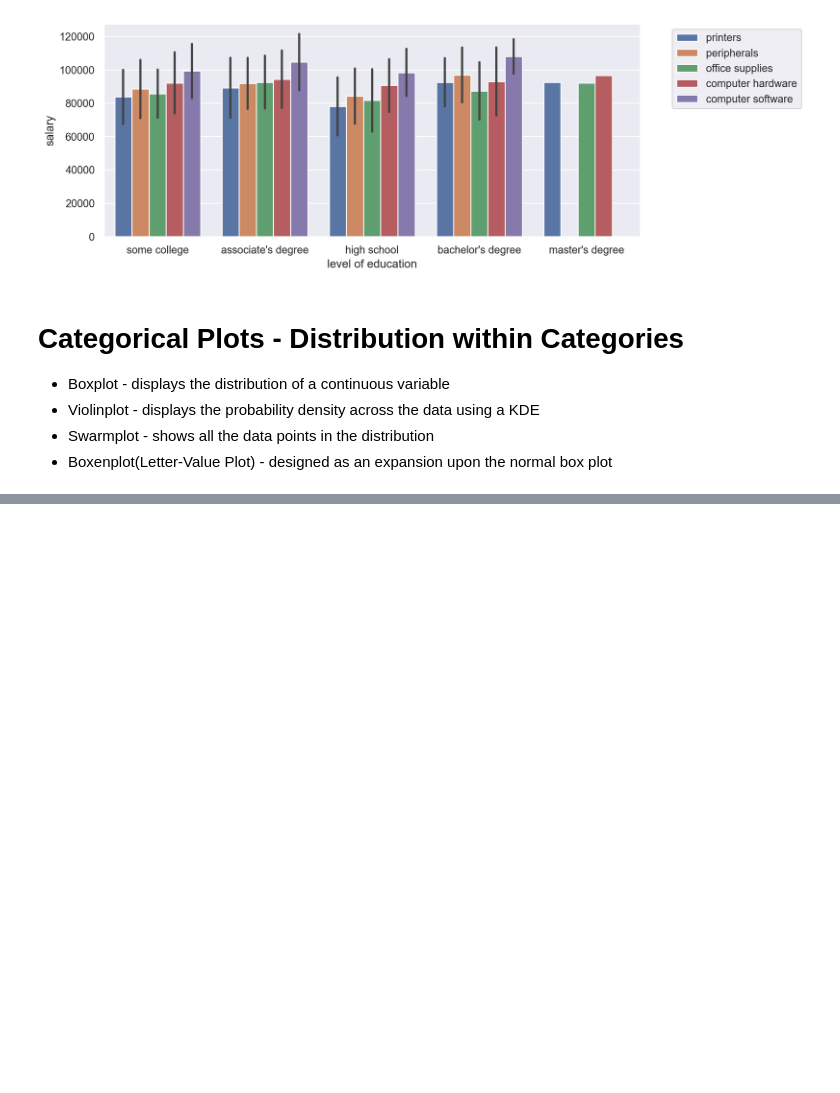
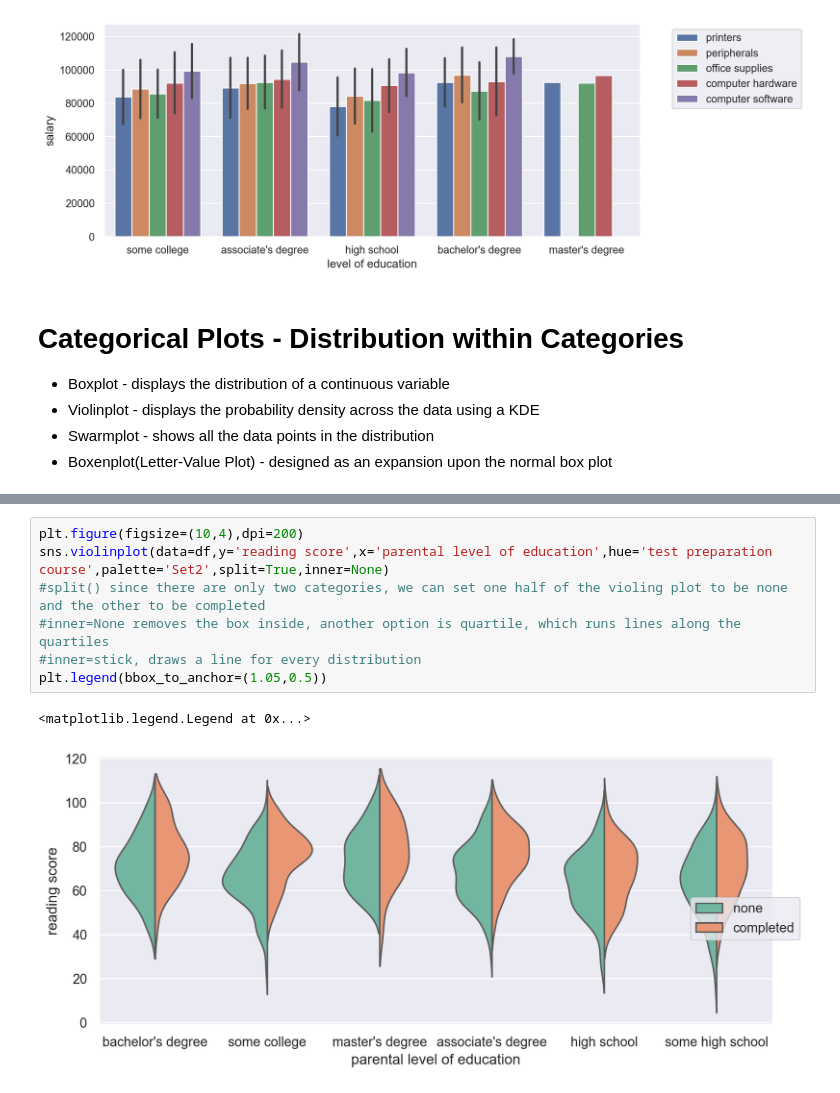
Before and after one commit to Daniel-Aguila/MLandDS, a Jupyter notebook: searbornBasics.ipynb, the cells around one changed output, grey strips where cells are left out. Drawn from its saved outputs; the diff is of its cells as text; blank space fills up the shorter version.

```diff
--- a/searbornBasics.ipynb
+++ b/searbornBasics.ipynb
@@ -195,0 +220,10 @@ The `ci` parameter is deprecated. Use `errorbar='sd'` for the same effect.
+# %%
+plt.figure(figsize=(10,4),dpi=200)
+sns.violinplot(data=df,y='reading score',x='parental level of education',hue='test preparation course',palette='Set2',split=True,inner=None)
+#split() since there are only two categories, we can set one half of the violing plot to be none and the other to be completed
+#inner=None removes the box inside, another option is quartile, which runs lines along the quartiles
+#inner=stick, draws a line for every distribution
+plt.legend(bbox_to_anchor=(1.05,0.5))
+# %% [output]
+<matplotlib.legend.Legend at 0x...>
+[figure, added]
```
Also changed, not shown: parts of 6 cells of this notebook, 1 other file.
